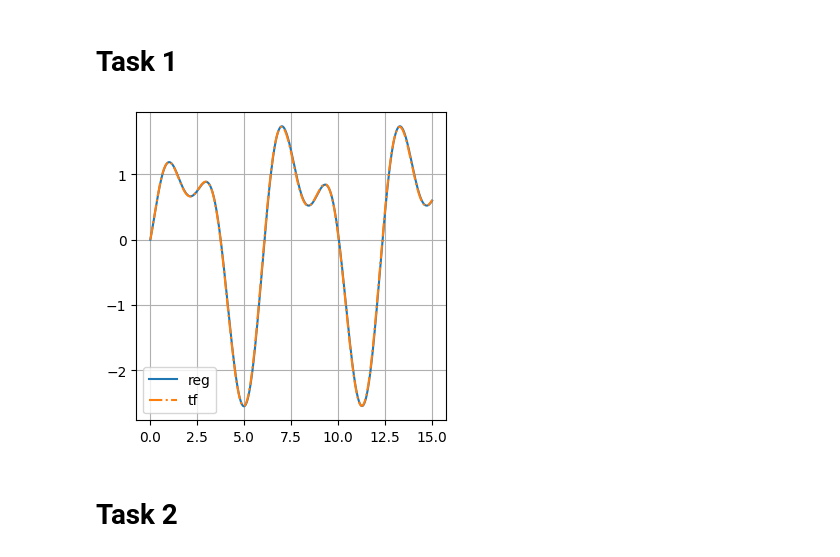
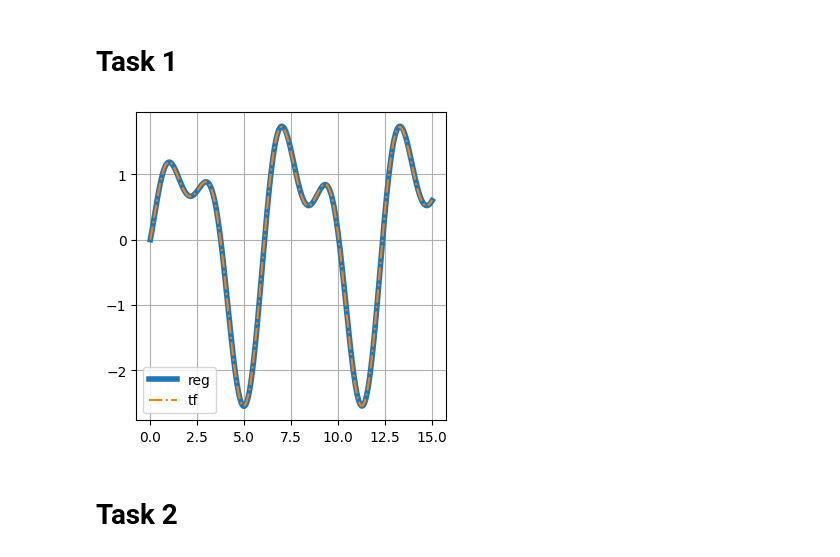
Before and after one commit to lalayants/adaptive-and-robust-control, a Jupyter notebook: 6/6.ipynb, the cells around one changed output. Drawn from its saved outputs; the diff is of its cells as text; code cells hidden in the pictures.

```diff
--- a/6/6.ipynb
+++ b/6/6.ipynb
@@ -52,35 +52,36 @@ class OutputParametrization():
         for idx in range(len(ts) - 1):
             for i in range(self.n):
                 A, B, C, D = self.omega[i]
                 A, B, C, D, _ = scipy.signal.cont2discrete((A, B, C, D), dt)
                 self.systems_xs[i] = A @ self.systems_xs[i] + B * self.y
                 ys[i] = (C @ self.systems_xs[i] + D @ self.y).reshape(-1)[-1]
             for i in range(self.n, self.n + self.m):
                 A, B, C, D = self.omega[i]
                 A, B, C, D, _ = scipy.signal.cont2discrete((A, B, C, D), dt)
                 self.systems_xs[i] = A @ self.systems_xs[i] + B * us[idx]
                 ys[i] = (C @ self.systems_xs[i] + D * u[idx]).reshape(-1)[-1]
             res.append(theta.T @ ys)
             self.y = np.array(res[-1]).reshape(1, 1)
         return res
 
 ts = np.linspace(0, 15, 1000)
 u = g(ts).reshape((len(ts), 1))
 
 y0 = 0
 ov = OutputParametrization(denum_ks=[1, k_1, k_0], n=2, m=2, y0=y0, u0=u[0], theta=theta)
 res = ov.model(ts, u, theta)
-plt.plot(ts, res, label='reg')
+plt.plot(ts, res, label='reg', linewidth=4)
 
 sptf = TransferFunction([b_1, b_0], [1, a_1, a_0])
 A, B, C, D = tf2ss([b_1, b_0], [1, a_1, a_0])
 x0 = np.linalg.pinv(C) @ (np.array([y0]) - D * 1)
 t, y, x = lsim(sptf, U=u, T=ts, X0=x0.reshape(-1))
 plt.plot(t, y, '-.', label='tf')
 plt.legend()
 plt.grid()
+plt.savefig(SAVE_PATH + '1_output_reg.png')
 # %% [output]
-[figure, old version]
+[figure, new version]
 # %% [markdown]
 # Task 2
 # %%
```
Also changed, not shown: parts of 3 cells of this notebook.
